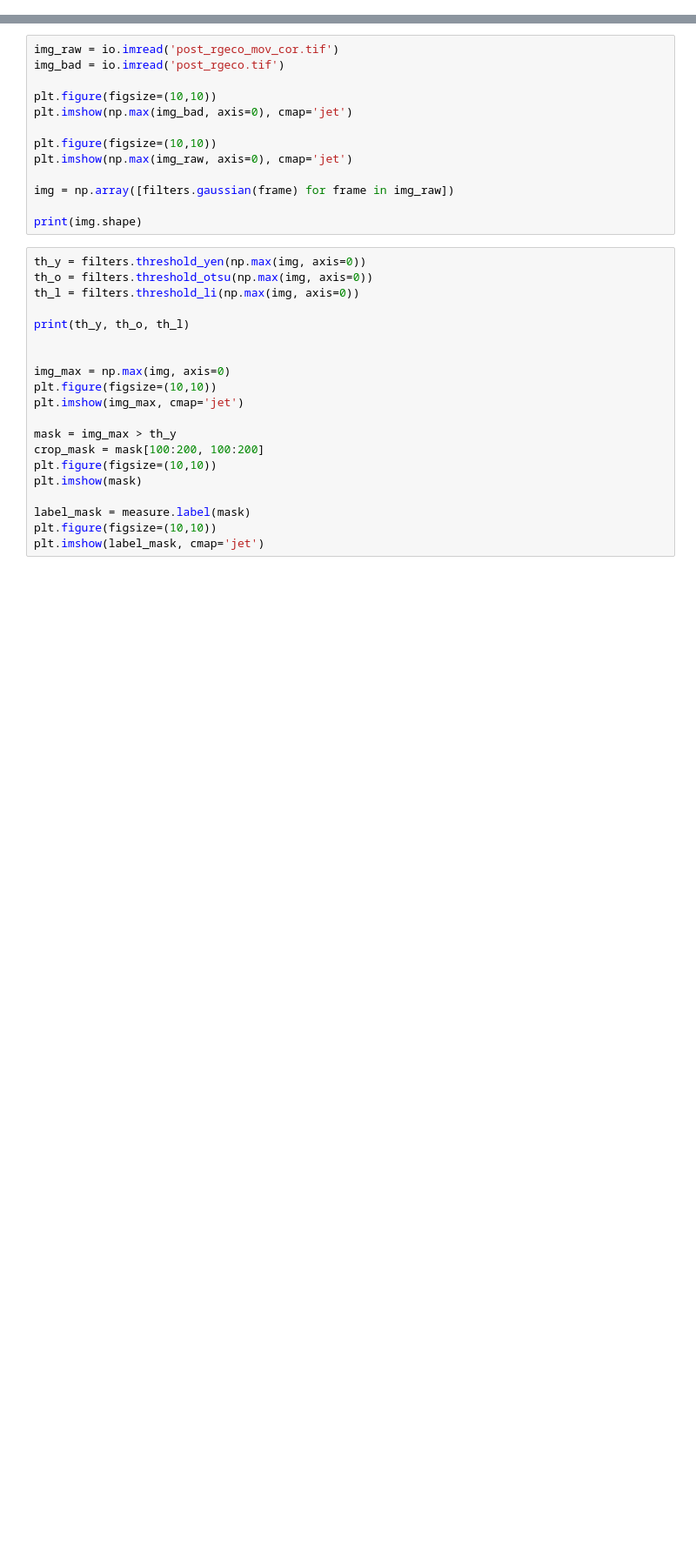
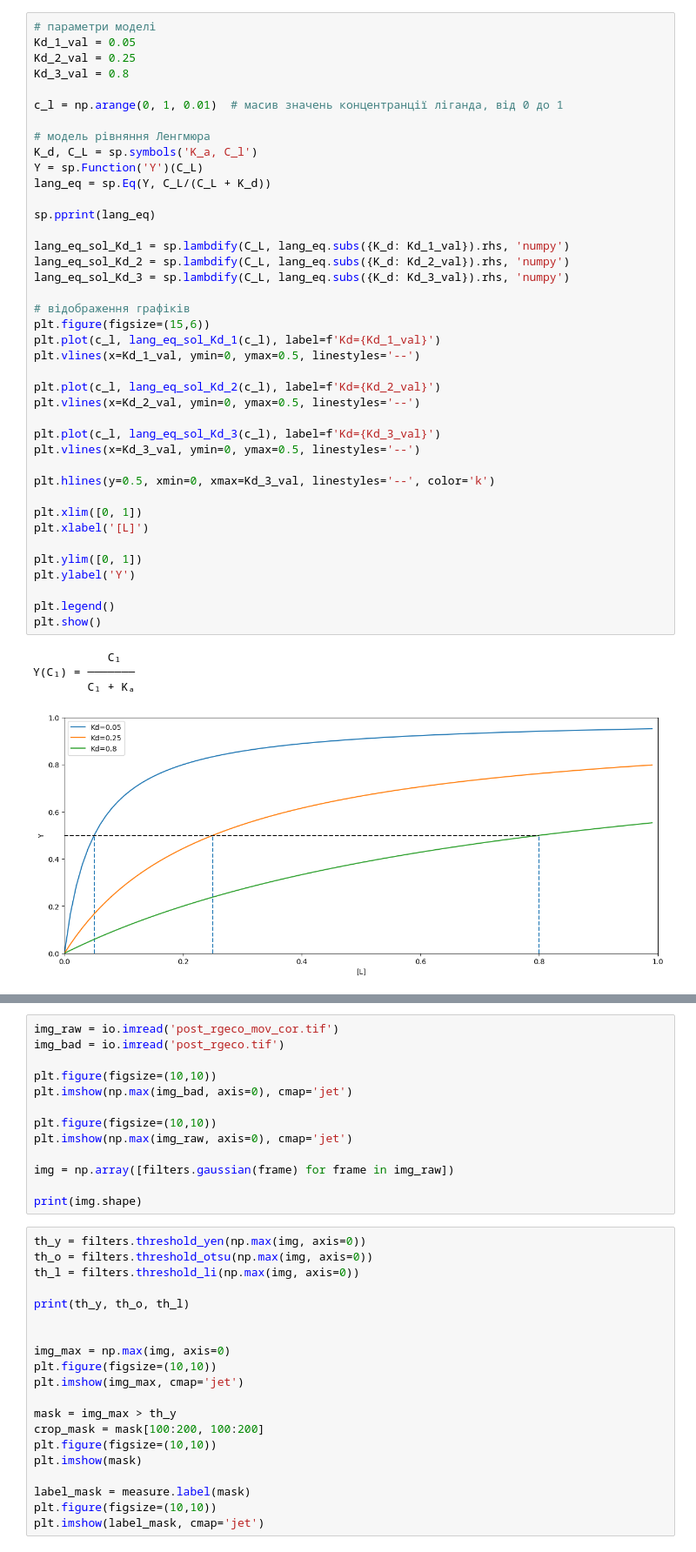
Before and after one commit to wisstock/UBDS3_image, a Jupyter notebook: BDS_notebook.ipynb, the cells around one changed output, grey strips where cells are left out. Shown at 87% size. Saved outputs shown, nothing was run; the diff lists cells and outputs as text; blank space fills up the shorter version.

```diff
--- a/BDS_notebook.ipynb
+++ b/BDS_notebook.ipynb
@@ -127,0 +62,45 @@ hill_fam(K_val=0.5, n_list=[1, 2, 3, 4])  # np.arange(1, 6, 1)
+# %%
+# параметри моделі
+Kd_1_val = 0.05
+Kd_2_val = 0.25
+Kd_3_val = 0.8
+
+c_l = np.arange(0, 1, 0.01)  # масив значень концентранції ліганда, від 0 до 1
+
+# модель рівняння Ленгмюра
+K_d, C_L = sp.symbols('K_a, C_l')
+Y = sp.Function('Y')(C_L)
+lang_eq = sp.Eq(Y, C_L/(C_L + K_d))
+
+sp.pprint(lang_eq)
+
+lang_eq_sol_Kd_1 = sp.lambdify(C_L, lang_eq.subs({K_d: Kd_1_val}).rhs, 'numpy')
+lang_eq_sol_Kd_2 = sp.lambdify(C_L, lang_eq.subs({K_d: Kd_2_val}).rhs, 'numpy')
+lang_eq_sol_Kd_3 = sp.lambdify(C_L, lang_eq.subs({K_d: Kd_3_val}).rhs, 'numpy')
+
+# відображення графіків
+plt.figure(figsize=(15,6))
+plt.plot(c_l, lang_eq_sol_Kd_1(c_l), label=f'Kd={Kd_1_val}')
+plt.vlines(x=Kd_1_val, ymin=0, ymax=0.5, linestyles='--')
+
+plt.plot(c_l, lang_eq_sol_Kd_2(c_l), label=f'Kd={Kd_2_val}')
+plt.vlines(x=Kd_2_val, ymin=0, ymax=0.5, linestyles='--')
+
+plt.plot(c_l, lang_eq_sol_Kd_3(c_l), label=f'Kd={Kd_3_val}')
+plt.vlines(x=Kd_3_val, ymin=0, ymax=0.5, linestyles='--')
+
+plt.hlines(y=0.5, xmin=0, xmax=Kd_3_val, linestyles='--', color='k')
+
+plt.xlim([0, 1])
+plt.xlabel('[L]')
+
+plt.ylim([0, 1])
+plt.ylabel('Y')
+
+plt.legend()
+plt.show()
+# %% [output]
+           Cₗ
+Y(Cₗ) = ───────
+        Cₗ + Kₐ
+[figure, added]
```
Also changed, not shown: parts of 53 cells of this notebook, 1 other file.
